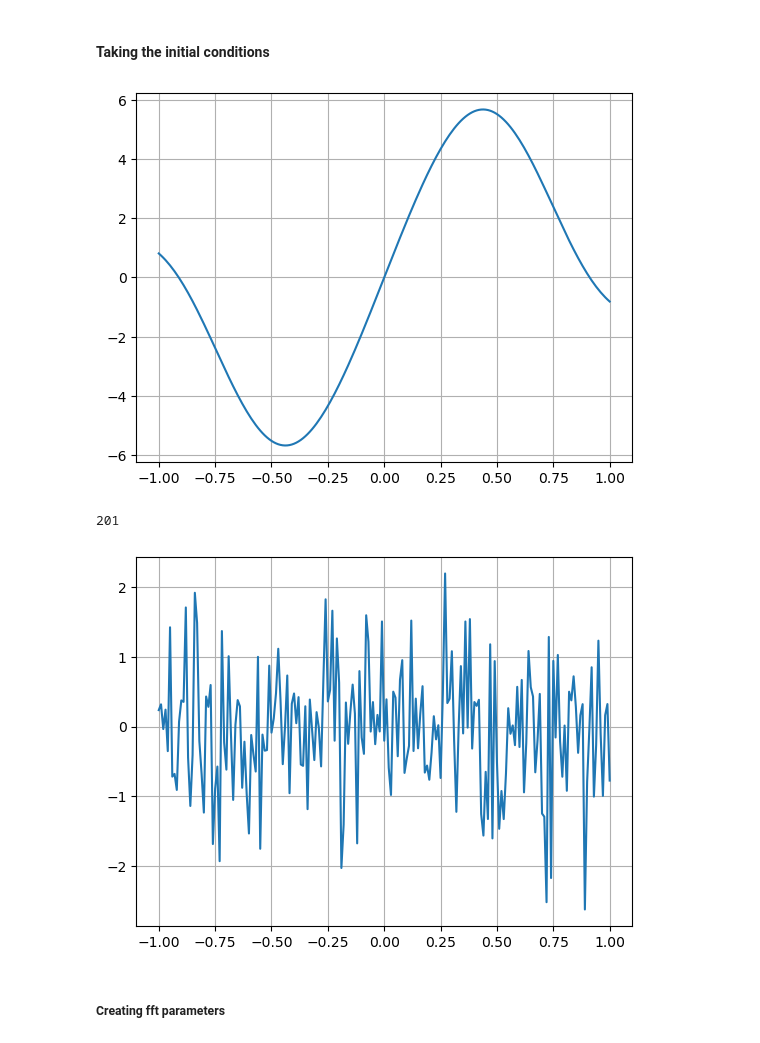
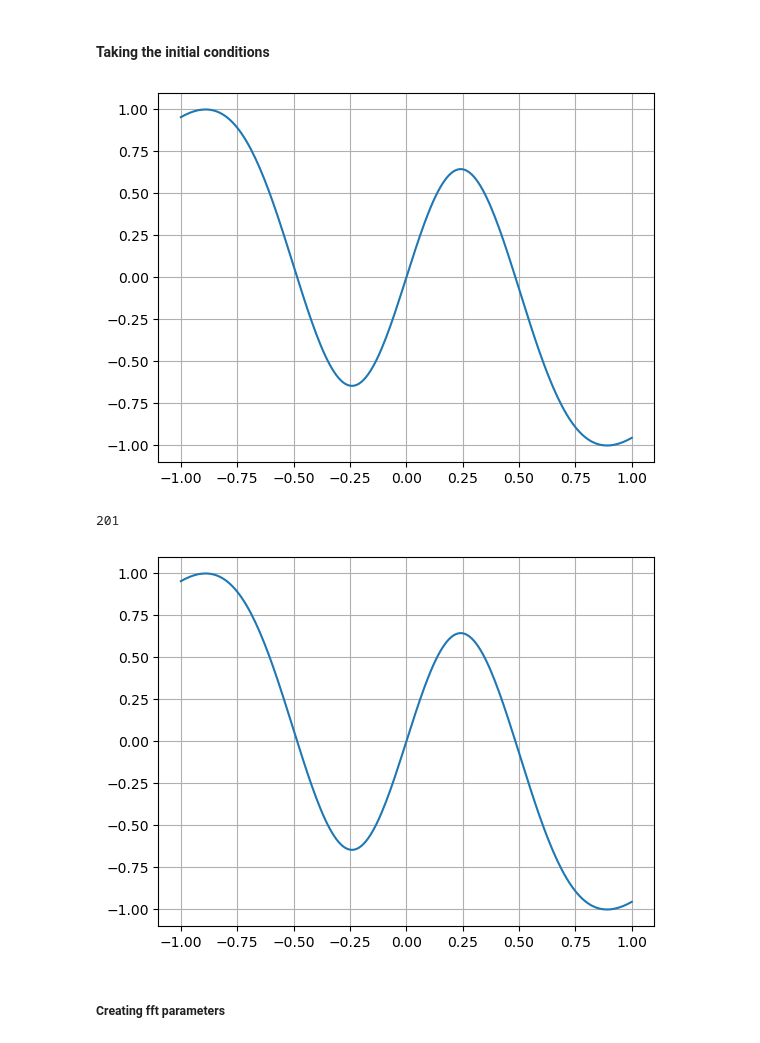
Before and after one commit to abhijeetmangela/Cylender_flow_ML, a Jupyter notebook: Burgers Equation/Burger_fft1.ipynb, the cells around one changed output. Cells and saved outputs as stored; diff of their text form; code cells hidden in the pictures.

```diff
--- a/Burgers Equation/Burger_fft1.ipynb
+++ b/Burgers Equation/Burger_fft1.ipynb
@@ -22,6 +22,8 @@ def grf_sine_function(x):
 
     for i in range(num_features):
         function = function + random.random()*np.sin(np.pi*random.randn()*x)
+
+    function = function/max(np.abs(function))
     return function
 # %% [markdown]
 #### Taking the initial conditions
@@ -39,7 +41,7 @@ test = grf_sine_function(x_range)
 plt.plot(x_range,test)
 plt.grid()
 # %% [output]
-[figure, old version]
+[figure, new version]
 # %%
 num_points
 # %% [output]
@@ -51,19 +53,19 @@ test_value = fft.fft(x_range)
 # %%
 mean = 0
 variance = np.random.random()
 num_grfs = 1000
 length = num_points
 mu, sigma = 0, 0.1 # mean and standard deviation
 s = np.random.normal(mu, np.sqrt(variance), length)
 window_size = 10
-u_0 = s # np.convolve(s, np.ones(window_size)/window_size, mode='same') # initial_condition(x_range) # will give initial condition in the real space
+u_0 = test# s # np.convolve(s, np.ones(window_size)/window_size, mode='same') # initial_condition(x_range) # will give initial condition in the real space
 
 # u_0 =   # initial_condition(x_range) # will give initial condition in the real space
 plt.plot(x_range,u_0) # Plot for visualization
 
 plt.grid()
 # %% [output]
-[figure, old version]
+[figure, new version]
 # %% [markdown]
 ##### Creating fft parameters
 # %%
```
Also changed, not shown: parts of 3 cells of this notebook, 2 other files.
